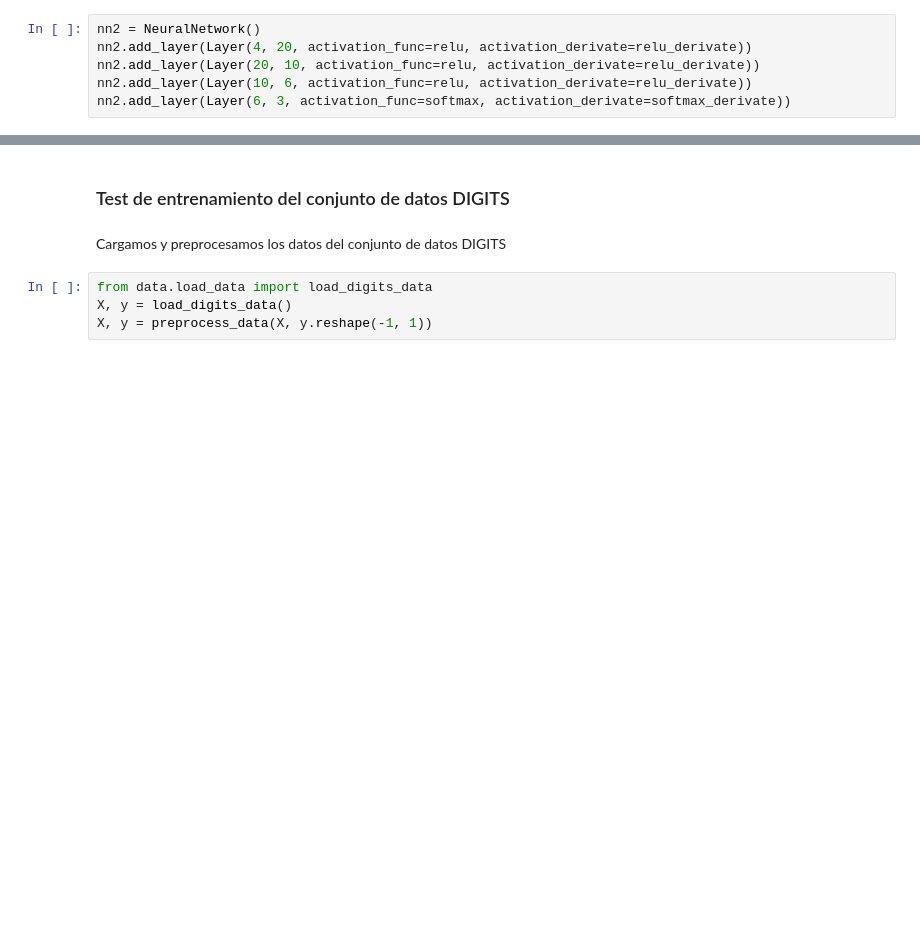
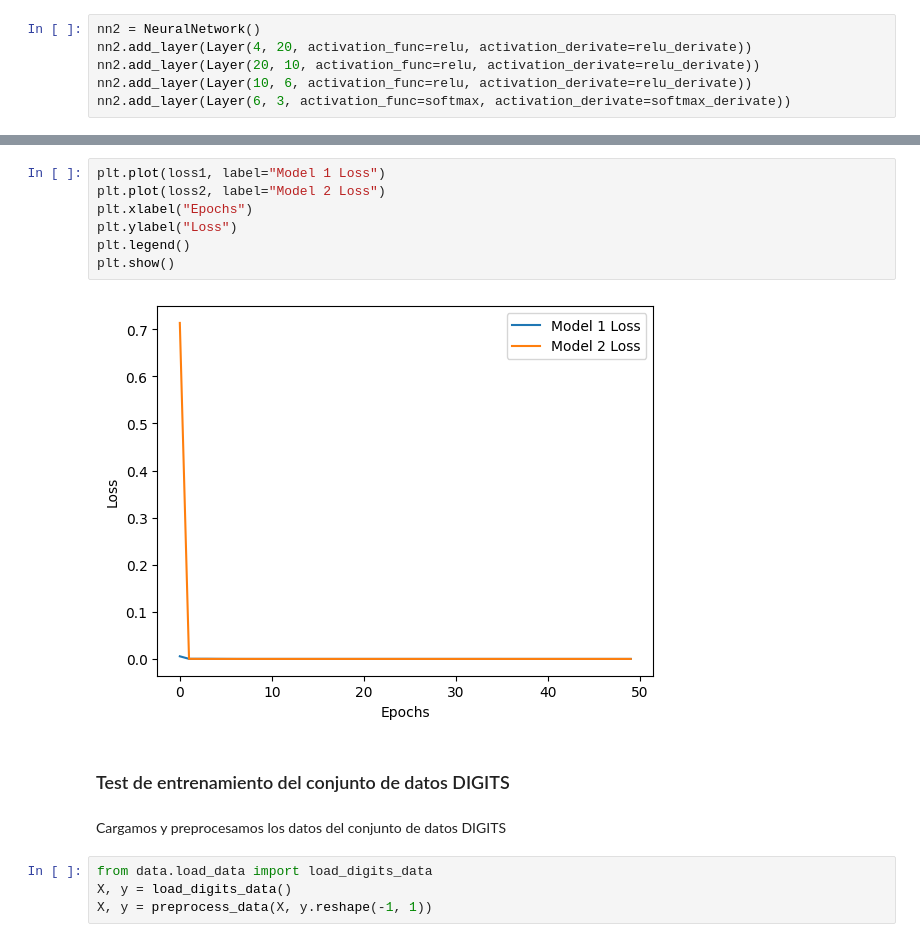
Before and after one commit to adoojeda/ModularNNEngine, a Jupyter notebook: main.ipynb, the cells around one changed output, grey strips where cells are left out. Saved outputs shown, nothing was run; the diff lists cells and outputs as text; blank space fills up the shorter version.

```diff
--- a/main.ipynb
+++ b/main.ipynb
@@ -105,3 +135,12 @@ Por lo que podemos llegar a la conclusión de que la neurona funciona bien aún
+# %%
+plt.plot(loss1, label="Model 1 Loss")
+plt.plot(loss2, label="Model 2 Loss")
+plt.xlabel("Epochs")
+plt.ylabel("Loss")
+plt.legend()
+plt.show()
+# %% [output]
+[figure, added]
 # %% [markdown]
 ### Test de entrenamiento del conjunto de datos DIGITS
 # %% [markdown]
```
Also changed, not shown: parts of 23 cells of this notebook.
